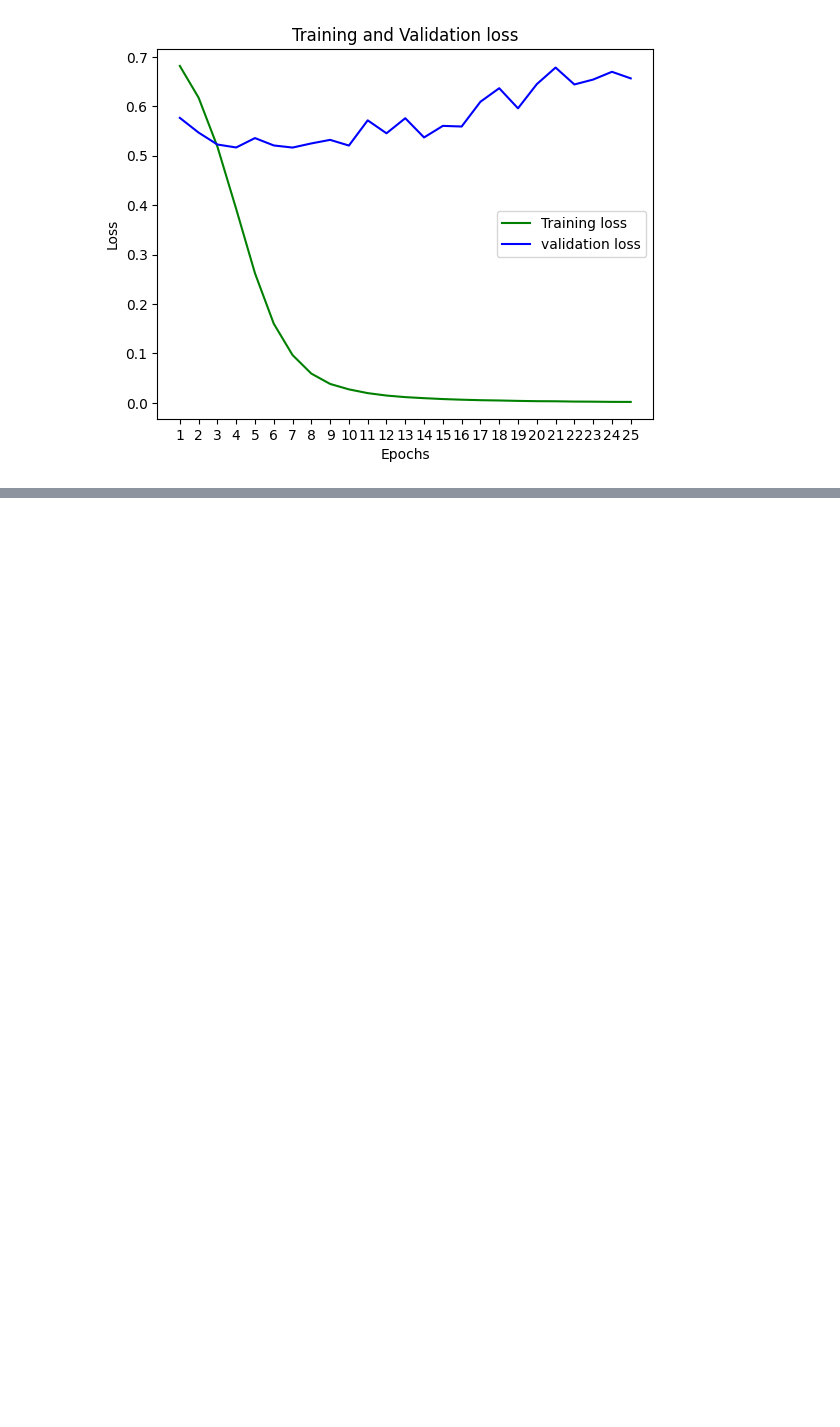
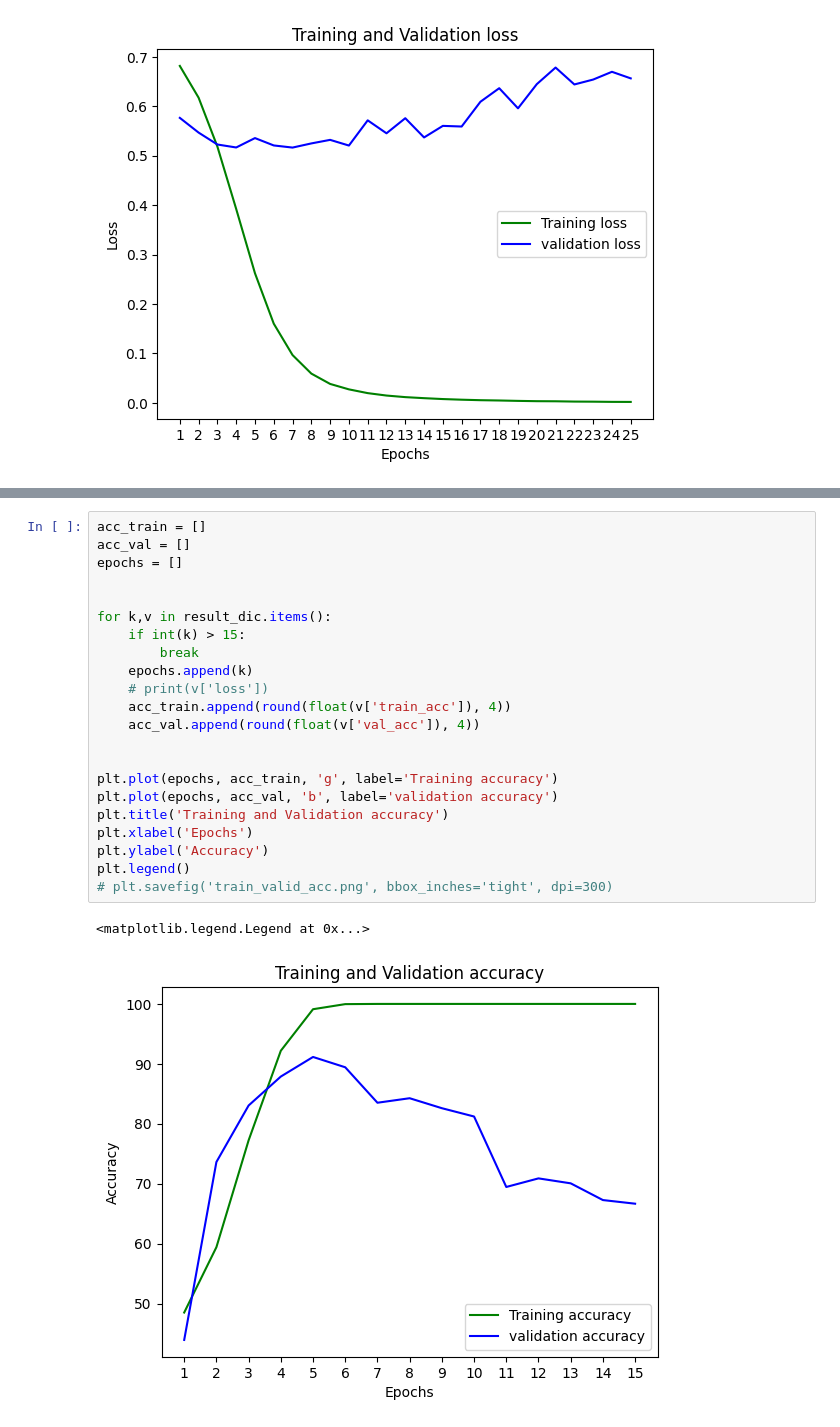
Before and after one commit to Dongagent/ranknet_resmasknet, a Jupyter notebook: analyze.ipynb, the cells around one changed output, grey strips where cells are left out. Drawn from its saved outputs; the diff is of its cells as text; blank space fills up the shorter version.

```diff
--- a/analyze.ipynb
+++ b/analyze.ipynb
@@ -386,0 +498,25 @@ plt.legend()
+# %%
+acc_train = []
+acc_val = []
+epochs = []
+
+
+for k,v in result_dic.items():
+    if int(k) > 15:
+        break
+    epochs.append(k)
+    # print(v['loss'])
+    acc_train.append(round(float(v['train_acc']), 4))
+    acc_val.append(round(float(v['val_acc']), 4))
+
+
+plt.plot(epochs, acc_train, 'g', label='Training accuracy')
+plt.plot(epochs, acc_val, 'b', label='validation accuracy')
+plt.title('Training and Validation accuracy')
+plt.xlabel('Epochs')
+plt.ylabel('Accuracy')
+plt.legend()
+# plt.savefig('train_valid_acc.png', bbox_inches='tight', dpi=300)
+# %% [output]
+<matplotlib.legend.Legend at 0x...>
+[figure, added]
```
Also changed, not shown: parts of 32 cells of this notebook, 24 other files.
